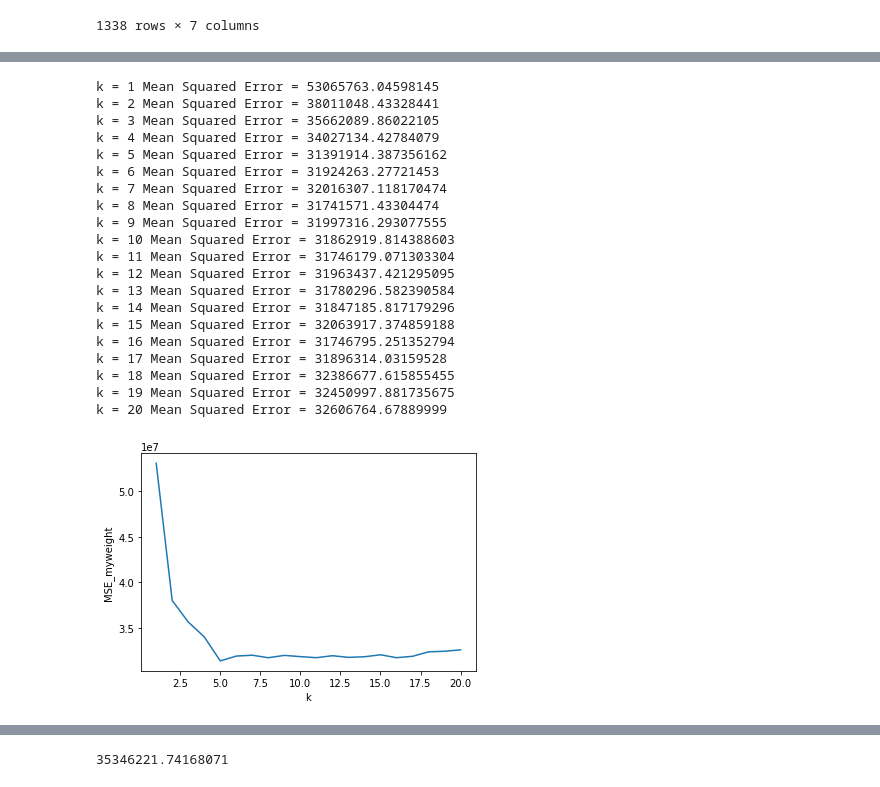
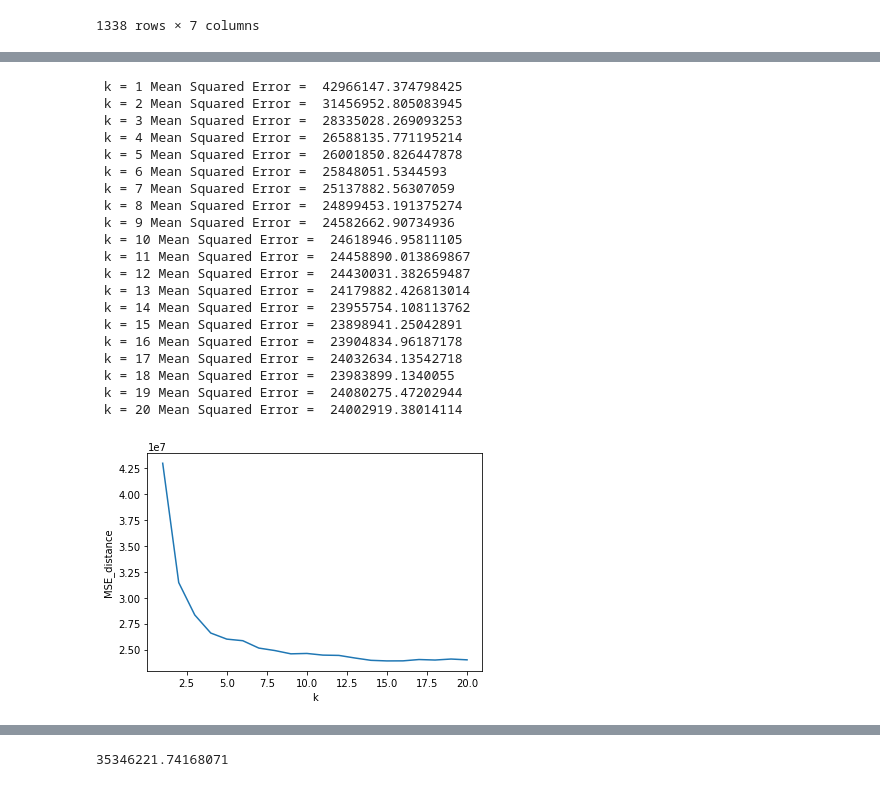
Before and after one commit to huutuongtu/AI_project, a Jupyter notebook: AI.ipynb, the cells around one changed output, grey strips where cells are left out. Cells and saved outputs as stored; diff of their text form; code cells hidden in the pictures.

```diff
--- a/AI.ipynb
+++ b/AI.ipynb
@@ -15,7 +16,7 @@ Complete import
 Load data
 # %%
 cols = ['age', 'sex', 'bmi', 'children', 'smoker', 'region', 'expenses']
-insurance = pd.read_csv('./insurance.csv', names=cols)
+insurance = pd.read_csv('./Data/insurance.csv', names=cols)
 print(insurance.shape)
 insurance.head()
 # %% [output]
@@ -127,12 +134,16 @@ data_normalize
 1338 rows × 7 columns
 # %%
 feature_cols = ['age', 'sex', 'bmi', 'children', 'smoker', 'region']
+feature_cols2 = ['age', 'bmi', 'children', 'smoker']
 X = data_normalize[feature_cols]
 y = data_normalize['expenses']
 from sklearn.model_selection import train_test_split
 X_train, X_test, y_train, y_test = train_test_split(X, y, test_size=0.33, random_state=42)
 print(X_train)
 print(y_train)
+A = data_normalize[feature_cols2]
+b = data_normalize['expenses']
+A_train, A_test, b_train, b_test = train_test_split(A, b, test_size=0.33, random_state=42)
 # %% [output]
            age  sex       bmi  children  smoker    region
 1047  0.543478  0.0  0.245283       0.0     0.0  0.000000
@@ -155,7 +166,7 @@ Name: expenses, Length: 896, dtype: float64
 from sklearn.metrics import mean_squared_error, r2_score
 import numpy as np
 
-distance = []
+distance_6 = []
 from sklearn.neighbors import KNeighborsRegressor
 for i in range(20):
     knn_model = KNeighborsRegressor(n_neighbors=i+1, weights='distance').fit(X_train, y_train)
@@ -163,9 +174,9 @@ for i in range(20):
     predict_df = pd.DataFrame({"Dependent_Test" : y_test, "Dependent_Predicted" : predicted_values})
     mse_knn_distance = mean_squared_error(predict_df.Dependent_Predicted, predict_df.Dependent_Test)
     print(" k = " + str(i+1) + " Mean Squared Error = ", mean_squared_error(predict_df.Dependent_Predicted, predict_df.Dependent_Test))
-    distance.append(mean_squared_error(predict_df.Dependent_Predicted, predict_df.Dependent_Test))
+    distance_6.append(mean_squared_error(predict_df.Dependent_Predicted, predict_df.Dependent_Test))
 x = [1,2,3,4,5,6,7,8,9,10,11,12,13,14,15,16,17,18,19,20]
-plt.plot(x ,distance)
+plt.plot(x ,distance_6)
 plt.xlabel("k")
 plt.ylabel('MSE_distance')
 plt.show()
@@ -195,7 +206,7 @@ plt.show()
 import matplotlib.pyplot as plt
 from sklearn.metrics import mean_squared_error, r2_score
 import numpy as np
-uniform = []
+uniform_6 = []
 
 
 from sklearn.neighbors import KNeighborsRegressor
@@ -204,11 +215,11 @@ for i in range(20):
     predicted_values = knn_model.predict(X_test)
     predict_df = pd.DataFrame({"Dependent_Test" : y_test, "Dependent_Predicted" : predicted_values})
     print(" k = " + str(i+1) + " Mean Squared Error = ", mean_squared_error(predict_df.Dependent_Predicted, predict_df.Dependent_Test))
-    uniform.append(mean_squared_error(predict_df.Dependent_Predicted, predict_df.Dependent_Test))
+    uniform_6.append(mean_squared_error(predict_df.Dependent_Predicted, predict_df.Dependent_Test))
 
 x = [1,2,3,4,5,6,7,8,9,10,11,12,13,14,15,16,17,18,19,20]
 
-plt.plot(x,uniform)
+plt.plot(x,uniform_6)
 plt.xlabel("k")
 plt.ylabel('MSE_uniform')
 plt.show()
@@ -241,40 +248,40 @@ def myweight(distances):
 # %%
 from sklearn.metrics import mean_squared_error, r2_score
 import numpy as np
 
-myweightt = []
+distance_4 = []
 from sklearn.neighbors import KNeighborsRegressor
 for i in range(20):
-    knn_model = KNeighborsRegressor(n_neighbors=i+1, weights=myweight).fit(X_train, y_train)
-    predicted_values = knn_model.predict(X_test)
-    predict_df = pd.DataFrame({"Dependent_Test" : y_test, "Dependent_Predicted" : predicted_values})
-    mse_knn_myweight = mean_squared_error(predict_df.Dependent_Predicted, predict_df.Dependent_Test)
-    print("k = " + str(i + 1) + " Mean Squared Error = " + str(mse_knn_myweight))
-    myweightt.append(mean_squared_error(predict_df.Dependent_Predicted, predict_df.Dependent_Test))
+    knn_model = KNeighborsRegressor(n_neighbors=i+1, weights='distance').fit(A_train, b_train)
+    predicted_values = knn_model.predict(A_test)
+    predict_df = pd.DataFrame({"Dependent_Test" : b_test, "Dependent_Predicted" : predicted_values})
+    mse_knn_distance = mean_squared_error(predict_df.Dependent_Predicted, predict_df.Dependent_Test)
+    print(" k = " + str(i+1) + " Mean Squared Error = ", mean_squared_error(predict_df.Dependent_Predicted, predict_df.Dependent_Test))
+    distance_4.append(mean_squared_error(predict_df.Dependent_Predicted, predict_df.Dependent_Test))
 x = [1,2,3,4,5,6,7,8,9,10,11,12,13,14,15,16,17,18,19,20]
-plt.plot(x,myweightt)
+plt.plot(x ,distance_4)
 plt.xlabel("k")
-plt.ylabel('MSE_myweight')
+plt.ylabel('MSE_distance')
 plt.show()
 # %% [output]
-k = 1 Mean Squared Error = 53065763.04598145
-k = 2 Mean Squared Error = 38011048.43328441
-k = 3 Mean Squared Error = 35662089.86022105
-k = 4 Mean Squared Error = 34027134.42784079
-k = 5 Mean Squared Error = 31391914.387356162
-k = 6 Mean Squared Error = 31924263.27721453
-k = 7 Mean Squared Error = 32016307.118170474
-k = 8 Mean Squared Error = 31741571.43304474
-k = 9 Mean Squared Error = 31997316.293077555
-k = 10 Mean Squared Error = 31862919.814388603
-k = 11 Mean Squared Error = 31746179.071303304
-k = 12 Mean Squared Error = 31963437.421295095
-k = 13 Mean Squared Error = 31780296.582390584
-k = 14 Mean Squared Error = 31847185.817179296
-k = 15 Mean Squared Error = 32063917.374859188
-k = 16 Mean Squared Error = 31746795.251352794
-k = 17 Mean Squared Error = 31896314.03159528
-k = 18 Mean Squared Error = 32386677.615855455
-k = 19 Mean Squared Error = 32450997.881735675
-k = 20 Mean Squared Error = 32606764.67889999
+ k = 1 Mean Squared Error =  42966147.374798425
+ k = 2 Mean Squared Error =  31456952.805083945
+ k = 3 Mean Squared Error =  28335028.269093253
+ k = 4 Mean Squared Error =  26588135.771195214
+ k = 5 Mean Squared Error =  26001850.826447878
+ k = 6 Mean Squared Error =  25848051.5344593
+ k = 7 Mean Squared Error =  25137882.56307059
+ k = 8 Mean Squared Error =  24899453.191375274
+ k = 9 Mean Squared Error =  24582662.90734936
+ k = 10 Mean Squared Error =  24618946.95811105
+ k = 11 Mean Squared Error =  24458890.013869867
+ k = 12 Mean Squared Error =  24430031.382659487
+ k = 13 Mean Squared Error =  24179882.426813014
+ k = 14 Mean Squared Error =  23955754.108113762
+ k = 15 Mean Squared Error =  23898941.25042891
+ k = 16 Mean Squared Error =  23904834.96187178
+ k = 17 Mean Squared Error =  24032634.13542718
+ k = 18 Mean Squared Error =  23983899.1340055
+ k = 19 Mean Squared Error =  24080275.47202944
+ k = 20 Mean Squared Error =  24002919.38014114
-[figure, old version]
+[figure, new version]
```
Also changed, not shown: parts of 22 cells of this notebook.
